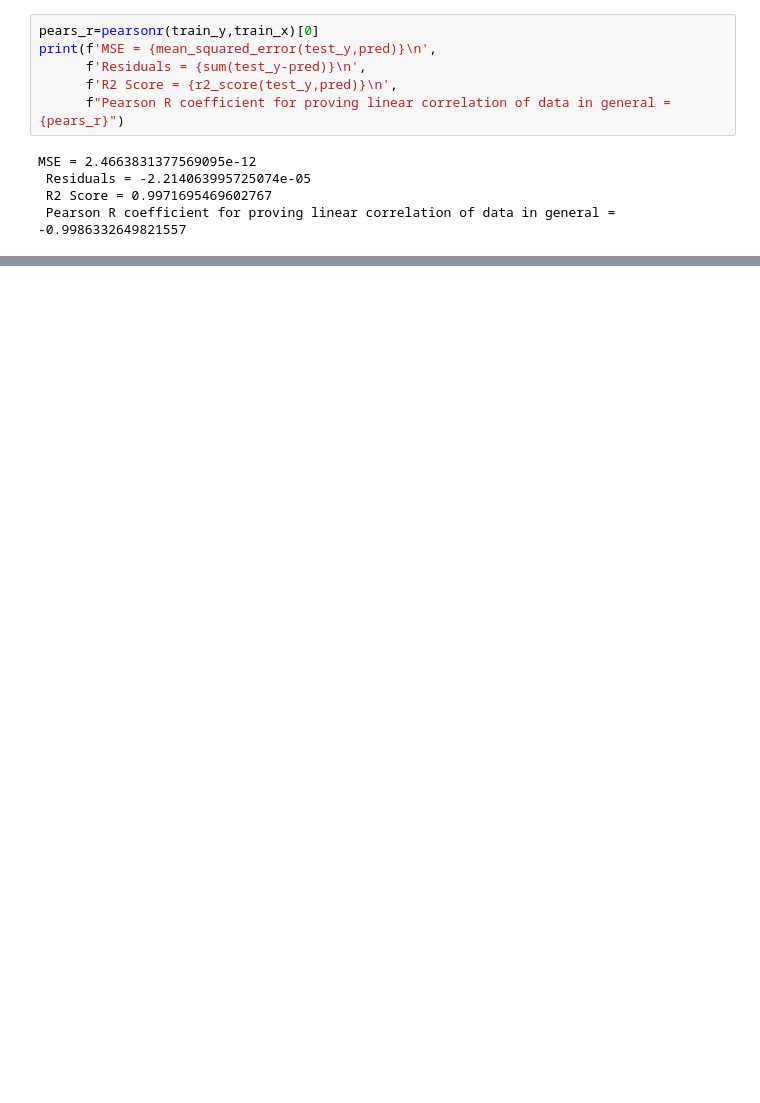
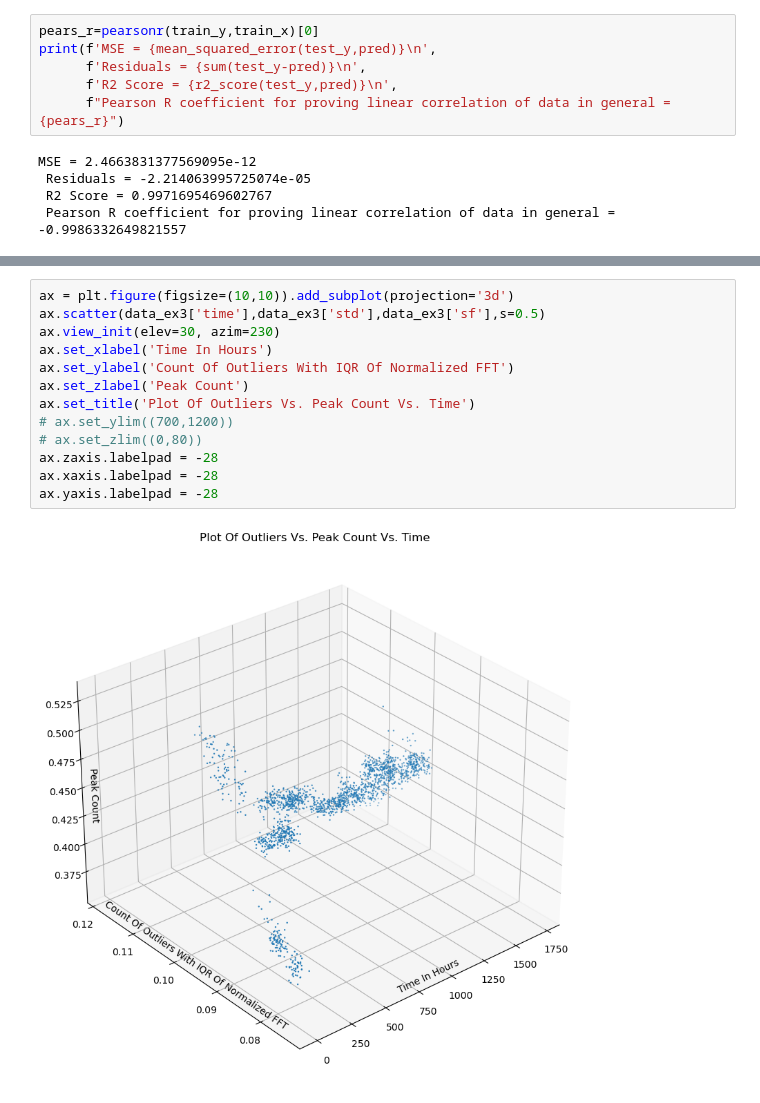
Before and after one commit to KonstantinTheHandsome/DS-Final-Ass, a Jupyter notebook: train/00functions.ipynb, the cells around one changed output, grey strips where cells are left out. Drawn from its saved outputs; the diff is of its cells as text; blank space fills up the shorter version.

```diff
--- a/train/00functions.ipynb
+++ b/train/00functions.ipynb
@@ -136,0 +225,15 @@ MSE = 2.4663831377569095e-12
+# %%
+ax = plt.figure(figsize=(10,10)).add_subplot(projection='3d')
+ax.scatter(data_ex3['time'],data_ex3['std'],data_ex3['sf'],s=0.5)
+ax.view_init(elev=30, azim=230)
+ax.set_xlabel('Time In Hours')
+ax.set_ylabel('Count Of Outliers With IQR Of Normalized FFT')
+ax.set_zlabel('Peak Count')
+ax.set_title('Plot Of Outliers Vs. Peak Count Vs. Time')
+# ax.set_ylim((700,1200))
+# ax.set_zlim((0,80))
+ax.zaxis.labelpad = -28
+ax.xaxis.labelpad = -28
+ax.yaxis.labelpad = -28
+# %% [output]
+[figure, added]
```
Also changed, not shown: parts of 15 cells of this notebook, 4 other files.
